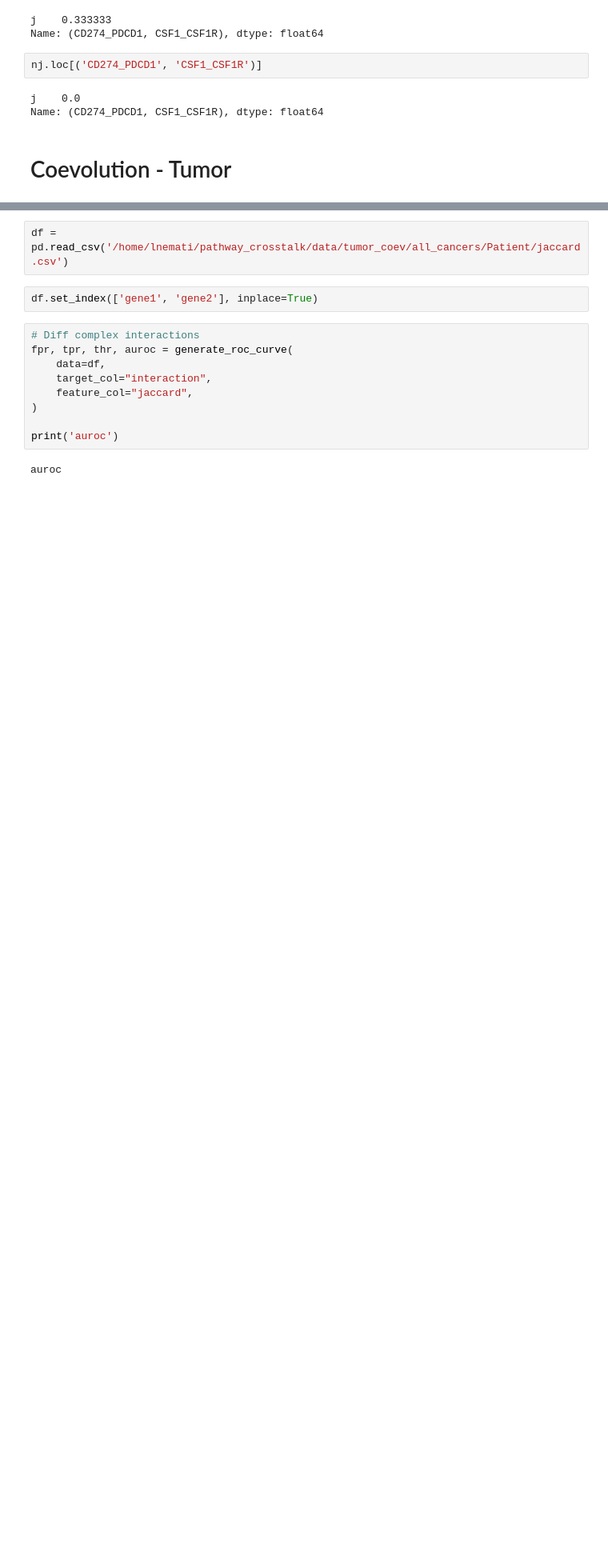
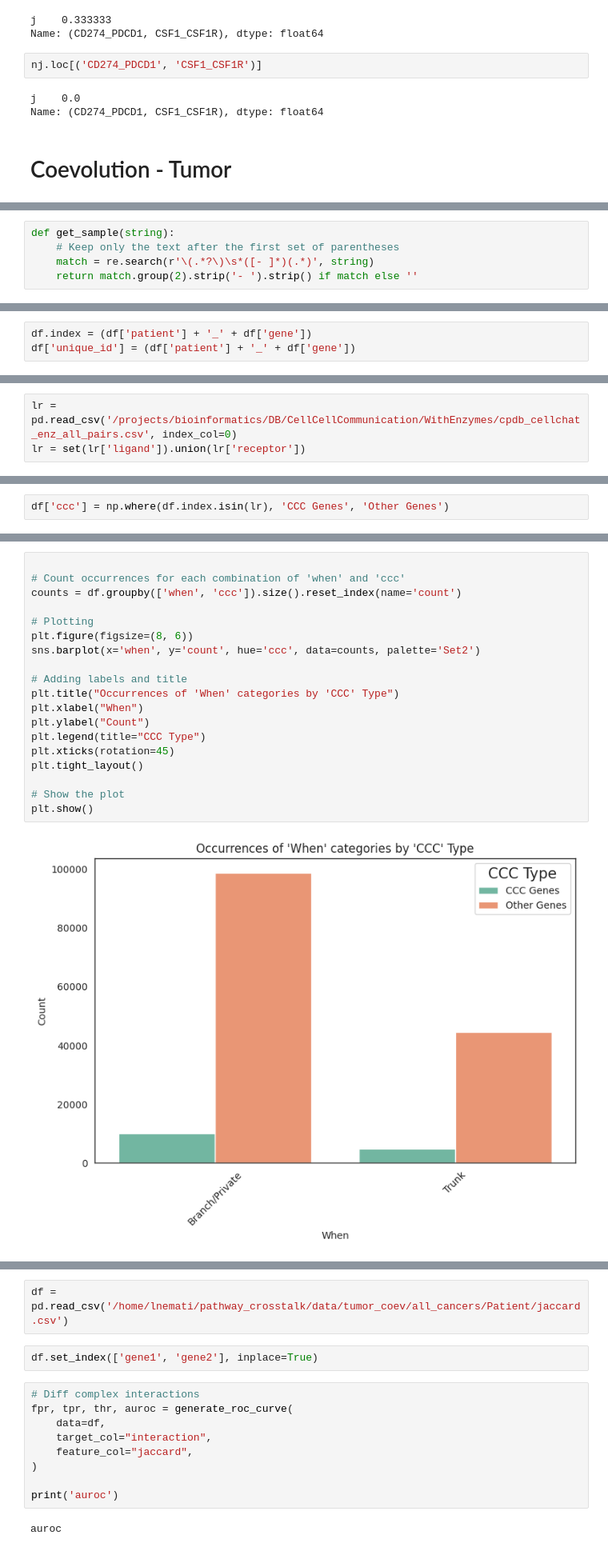
Before and after one commit to lorenzoamir/cci_circuits_paper_2025, a Jupyter notebook: code/notebook.ipynb, the cells around one changed output, grey strips where cells are left out. Shown at 80% size. Drawn from its saved outputs; the diff is of its cells as text; blank space fills up the shorter version.

```diff
--- a/code/notebook.ipynb
+++ b/code/notebook.ipynb
@@ -178,0 +193,5 @@ Name: (CD274_PDCD1, CSF1_CSF1R), dtype: float64
+# %%
+def get_sample(string):
+    # Keep only the text after the first set of parentheses
+    match = re.search(r'\(.*?\)\s*([- ]*)(.*)', string)
+    return match.group(2).strip('- ').strip() if match else ''
@@ -178,0 +237,3 @@ Name: (CD274_PDCD1, CSF1_CSF1R), dtype: float64
+# %%
+df.index = (df['patient'] + '_' + df['gene'])
+df['unique_id'] = (df['patient'] + '_' + df['gene'])
@@ -178,0 +373,3 @@ Name: (CD274_PDCD1, CSF1_CSF1R), dtype: float64
+# %%
+lr = pd.read_csv('/projects/bioinformatics/DB/CellCellCommunication/WithEnzymes/cpdb_cellchat_enz_all_pairs.csv', index_col=0)
+lr = set(lr['ligand']).union(lr['receptor'])
@@ -178,0 +388,2 @@ Name: (CD274_PDCD1, CSF1_CSF1R), dtype: float64
+# %%
+df['ccc'] = np.where(df.index.isin(lr), 'CCC Genes', 'Other Genes')
@@ -178,0 +406,21 @@ Name: (CD274_PDCD1, CSF1_CSF1R), dtype: float64
+# %%
+
+# Count occurrences for each combination of 'when' and 'ccc'
+counts = df.groupby(['when', 'ccc']).size().reset_index(name='count')
+
+# Plotting
+plt.figure(figsize=(8, 6))
+sns.barplot(x='when', y='count', hue='ccc', data=counts, palette='Set2')
+
+# Adding labels and title
+plt.title("Occurrences of 'When' categories by 'CCC' Type")
+plt.xlabel("When")
+plt.ylabel("Count")
+plt.legend(title="CCC Type")
+plt.xticks(rotation=45)
+plt.tight_layout()
+
+# Show the plot
+plt.show()
+# %% [output]
+[figure, added]
```
Also changed, not shown: parts of 36 cells of this notebook, 2 other files.
